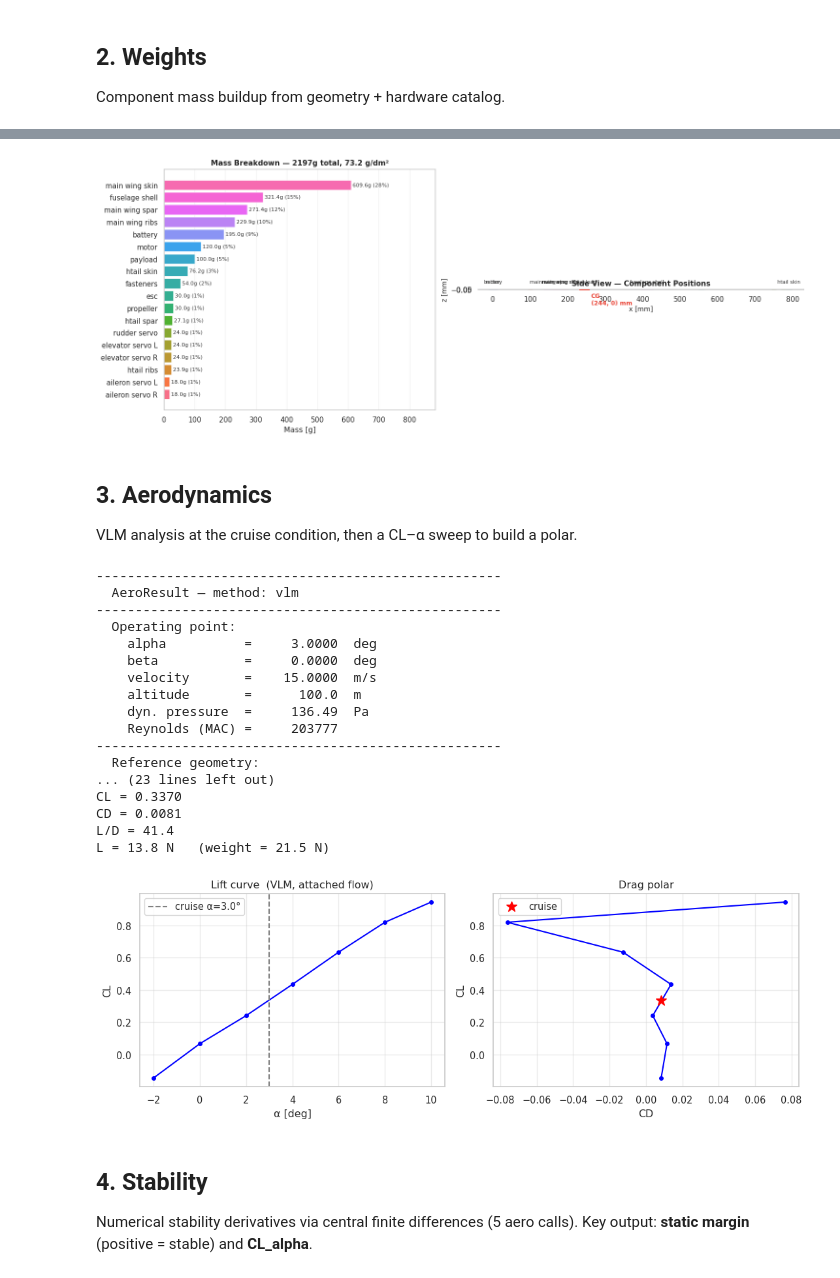
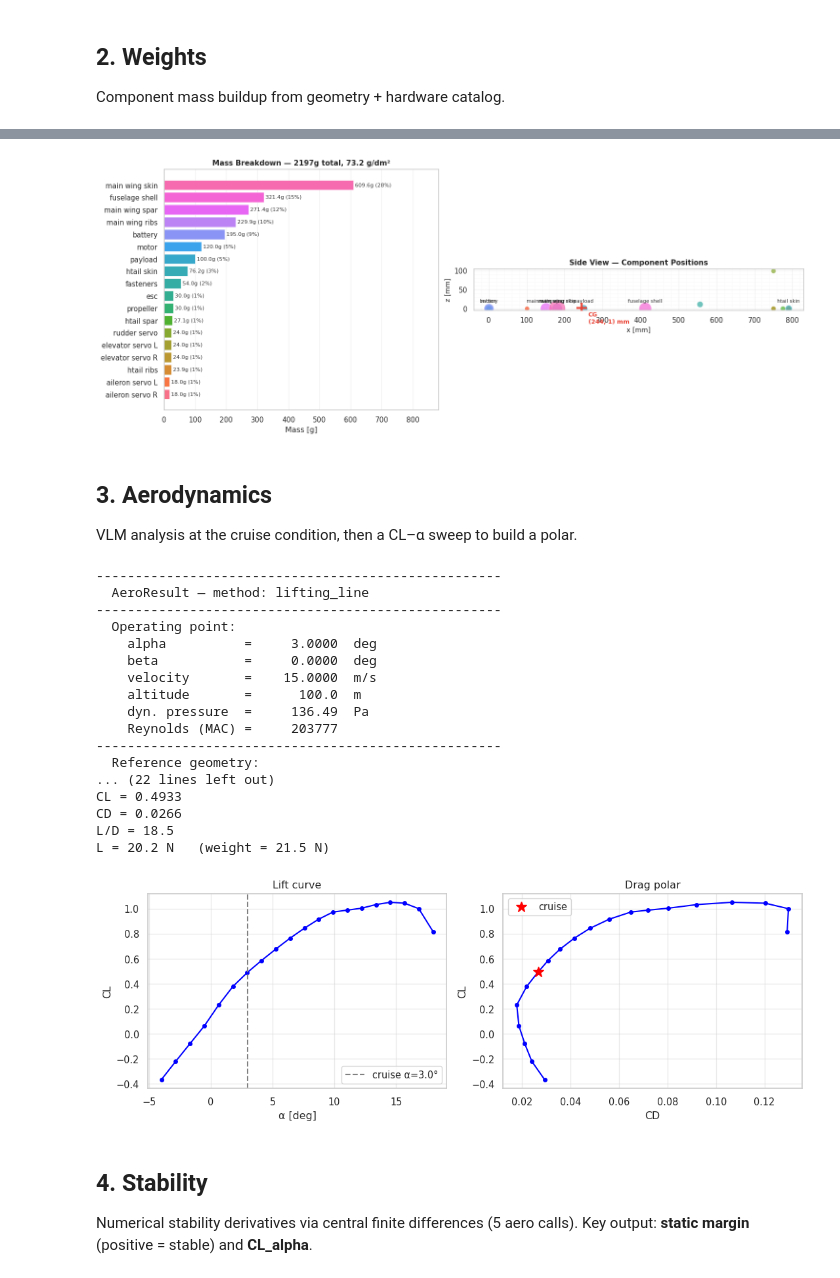
Before and after one commit to KasparStepan/AerisPlane, a Jupyter notebook: tutorials/06_full_discipline_chain.ipynb, the cells around one changed output, grey strips where cells are left out. Saved outputs shown, nothing was run; the diff lists cells and outputs as text; code cells hidden in the pictures.

```diff
--- a/tutorials/06_full_discipline_chain.ipynb
+++ b/tutorials/06_full_discipline_chain.ipynb
@@ -90,11 +90,12 @@ htail = ap.Wing(
     ],
 )
 
+# Vertical tail: span runs in Z (vertical), not Y
 vtail = ap.Wing(
     name="vtail",
     xsecs=[
-        ap.WingXSec(xyz_le=[0.75, 0.00, 0.0], chord=0.10),
-        ap.WingXSec(xyz_le=[0.75, 0.20, 0.0], chord=0.06),
+        ap.WingXSec(xyz_le=[0.75, 0.0, 0.00], chord=0.10),
+        ap.WingXSec(xyz_le=[0.75, 0.0, 0.20], chord=0.06),
     ],
     symmetric=False,
     control_surfaces=[
@@ -177,13 +178,13 @@ Wing loading: 73.2 g/dm²
 weight_result.plot()
 plt.show()
 # %% [output]
-[figure, old version]
+[figure, new version]
 # %% [markdown]
 ## 3. Aerodynamics
 
 VLM analysis at the cruise condition, then a CL–α sweep to build a polar.
 # %%
-aero_result = aero.analyze(aircraft, cruise, method="vlm")
+aero_result = aero.analyze(aircraft, cruise, method="lifting_line")
 aero_result.report()
 
 print(f"CL = {aero_result.CL:.4f}")
@@ -192,7 +193,7 @@ print(f"L/D = {aero_result.CL / aero_result.CD:.1f}")
 print(f"L = {aero_result.L:.1f} N   (weight = {weight_result.total_mass * 9.81:.1f} N)")
 # %% [output]
 ----------------------------------------------------
-  AeroResult — method: vlm
+  AeroResult — method: lifting_line
 ----------------------------------------------------
   Operating point:
     alpha          =     3.0000  deg
@@ -203,45 +204,44 @@ print(f"L = {aero_result.L:.1f} N   (weight = {weight_result.total_mass * 9.81:.
     Reynolds (MAC) =     203777
 ----------------------------------------------------
   Reference geometry:
-... (23 lines left out)
-CL = 0.3370
-CD = 0.0081
-L/D = 41.4
-L = 13.8 N   (weight = 21.5 N)
+... (22 lines left out)
+CL = 0.4933
+CD = 0.0266
+L/D = 18.5
+L = 20.2 N   (weight = 21.5 N)
 # %%
-# CL-alpha and CL-CD polar
-# VLM is a linear method — limit alpha to the attached-flow regime (<= ~10 deg)
-alphas = np.linspace(-2, 10, 7)
+# CL-alpha and CL-CD polar sweep
+alphas = np.linspace(-4, 18, 20)
 polar_results = [
-    aero.analyze(aircraft, ap.FlightCondition(velocity=15.0, altitude=100.0, alpha=a), method="vlm")
+    aero.analyze(aircraft, ap.FlightCondition(velocity=15.0, altitude=100.0, alpha=a), method="lifting_line")
     for a in alphas
 ]
 
 CLs = [r.CL for r in polar_results]
 CDs = [r.CD for r in polar_results]
 
 fig, axes = plt.subplots(1, 2, figsize=(11, 4))
 
 axes[0].plot(alphas, CLs, "b-o", ms=4)
 axes[0].axvline(cruise.alpha, ls="--", color="gray", label=f"cruise α={cruise.alpha}°")
 axes[0].set_xlabel("α [deg]")
 axes[0].set_ylabel("CL")
-axes[0].set_title("Lift curve  (VLM, attached flow)")
+axes[0].set_title("Lift curve")
 axes[0].legend()
 axes[0].grid(True, alpha=0.4)
 
 axes[1].plot(CDs, CLs, "b-o", ms=4)
 axes[1].plot(aero_result.CD, aero_result.CL, "r*", ms=12, label="cruise")
 axes[1].set_xlabel("CD")
 axes[1].set_ylabel("CL")
 axes[1].set_title("Drag polar")
 axes[1].legend()
 axes[1].grid(True, alpha=0.4)
 
 plt.tight_layout()
 plt.show()
 # %% [output]
-[figure, old version]
+[figure, new version]
 # %% [markdown]
 ## 4. Stability
 
```
Also changed, not shown: parts of 9 cells of this notebook, 5 other files.
